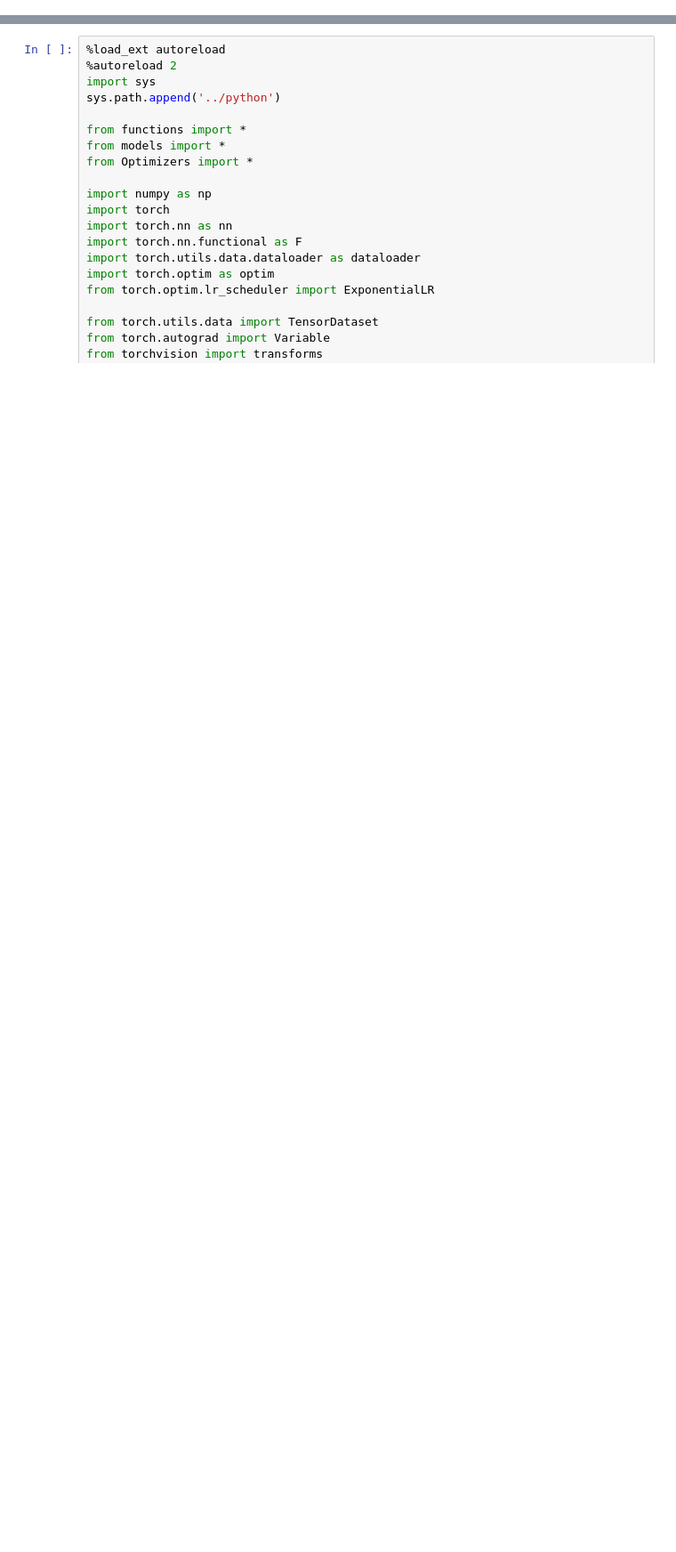
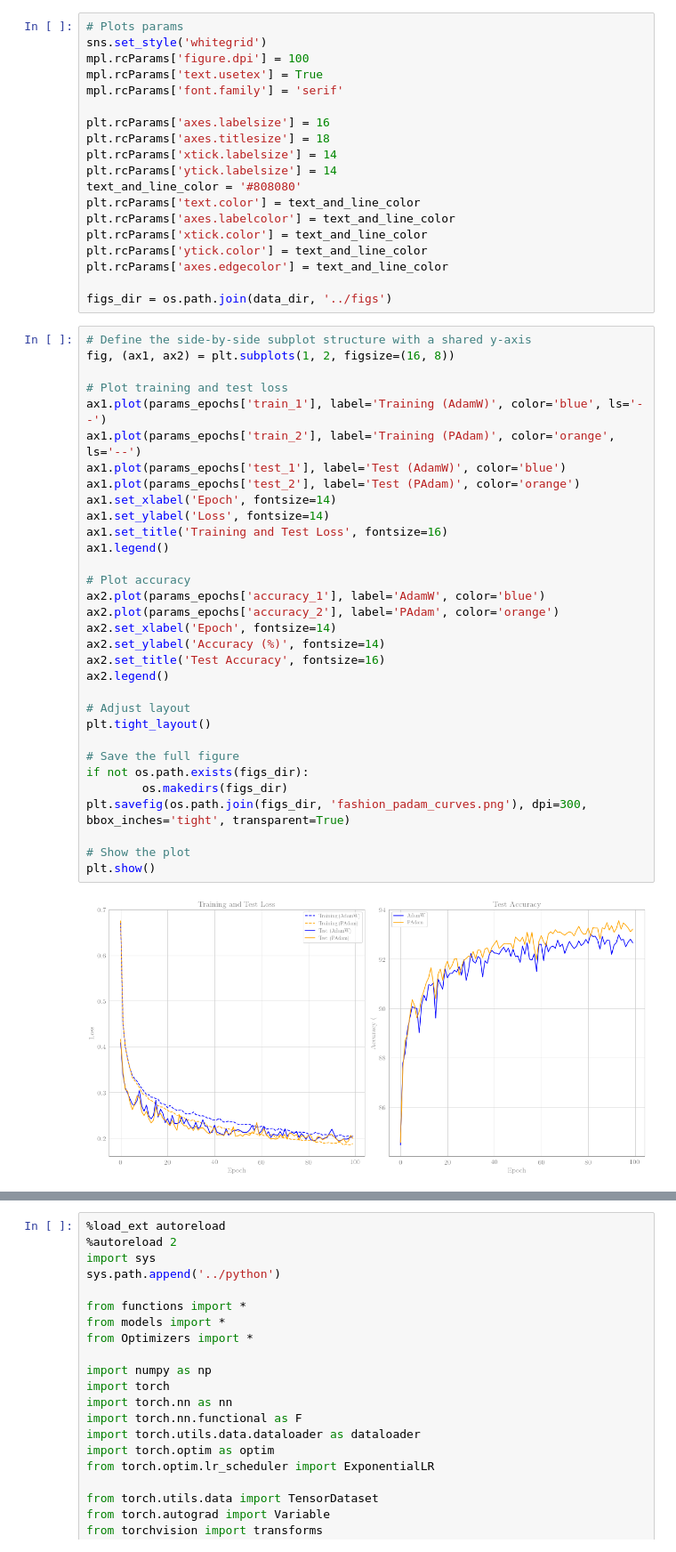
Before and after one commit to Nadav-out/PAdam, a Jupyter notebook: notebooks/FashionMNIST.ipynb, the cells around one changed output, grey strips where cells are left out. Shown at 89% size. Saved outputs shown, nothing was run; the diff lists cells and outputs as text; blank space fills up the shorter version.

Commit message:
plotting

```diff
--- a/notebooks/FashionMNIST.ipynb
+++ b/notebooks/FashionMNIST.ipynb
@@ -0,0 +21,53 @@
+# %%
+# Plots params
+sns.set_style('whitegrid')
+mpl.rcParams['figure.dpi'] = 100
+mpl.rcParams['text.usetex'] = True
+mpl.rcParams['font.family'] = 'serif'
+
+plt.rcParams['axes.labelsize'] = 16
+plt.rcParams['axes.titlesize'] = 18
+plt.rcParams['xtick.labelsize'] = 14
+plt.rcParams['ytick.labelsize'] = 14
+text_and_line_color = '#808080'
+plt.rcParams['text.color'] = text_and_line_color
+plt.rcParams['axes.labelcolor'] = text_and_line_color
+plt.rcParams['xtick.color'] = text_and_line_color
+plt.rcParams['ytick.color'] = text_and_line_color
+plt.rcParams['axes.edgecolor'] = text_and_line_color
+
+figs_dir = os.path.join(data_dir, '../figs')
+# %%
+# Define the side-by-side subplot structure with a shared y-axis
+fig, (ax1, ax2) = plt.subplots(1, 2, figsize=(16, 8))
+
+# Plot training and test loss
+ax1.plot(params_epochs['train_1'], label='Training (AdamW)', color='blue', ls='--')
+ax1.plot(params_epochs['train_2'], label='Training (PAdam)', color='orange', ls='--')
+ax1.plot(params_epochs['test_1'], label='Test (AdamW)', color='blue')
+ax1.plot(params_epochs['test_2'], label='Test (PAdam)', color='orange')
+ax1.set_xlabel('Epoch', fontsize=14)
+ax1.set_ylabel('Loss', fontsize=14)
+ax1.set_title('Training and Test Loss', fontsize=16)
+ax1.legend()
+
+# Plot accuracy
+ax2.plot(params_epochs['accuracy_1'], label='AdamW', color='blue')
+ax2.plot(params_epochs['accuracy_2'], label='PAdam', color='orange')
+ax2.set_xlabel('Epoch', fontsize=14)
+ax2.set_ylabel('Accuracy (%)', fontsize=14)
+ax2.set_title('Test Accuracy', fontsize=16)
+ax2.legend()
+
+# Adjust layout
+plt.tight_layout()
+
+# Save the full figure
+if not os.path.exists(figs_dir):
+        os.makedirs(figs_dir)
+plt.savefig(os.path.join(figs_dir, 'fashion_padam_curves.png'), dpi=300, bbox_inches='tight', transparent=True)
+
+# Show the plot
+plt.show()
+# %% [output]
+[figure, added]
```
Also changed, not shown: parts of 4 cells of this notebook, 2 other files.
